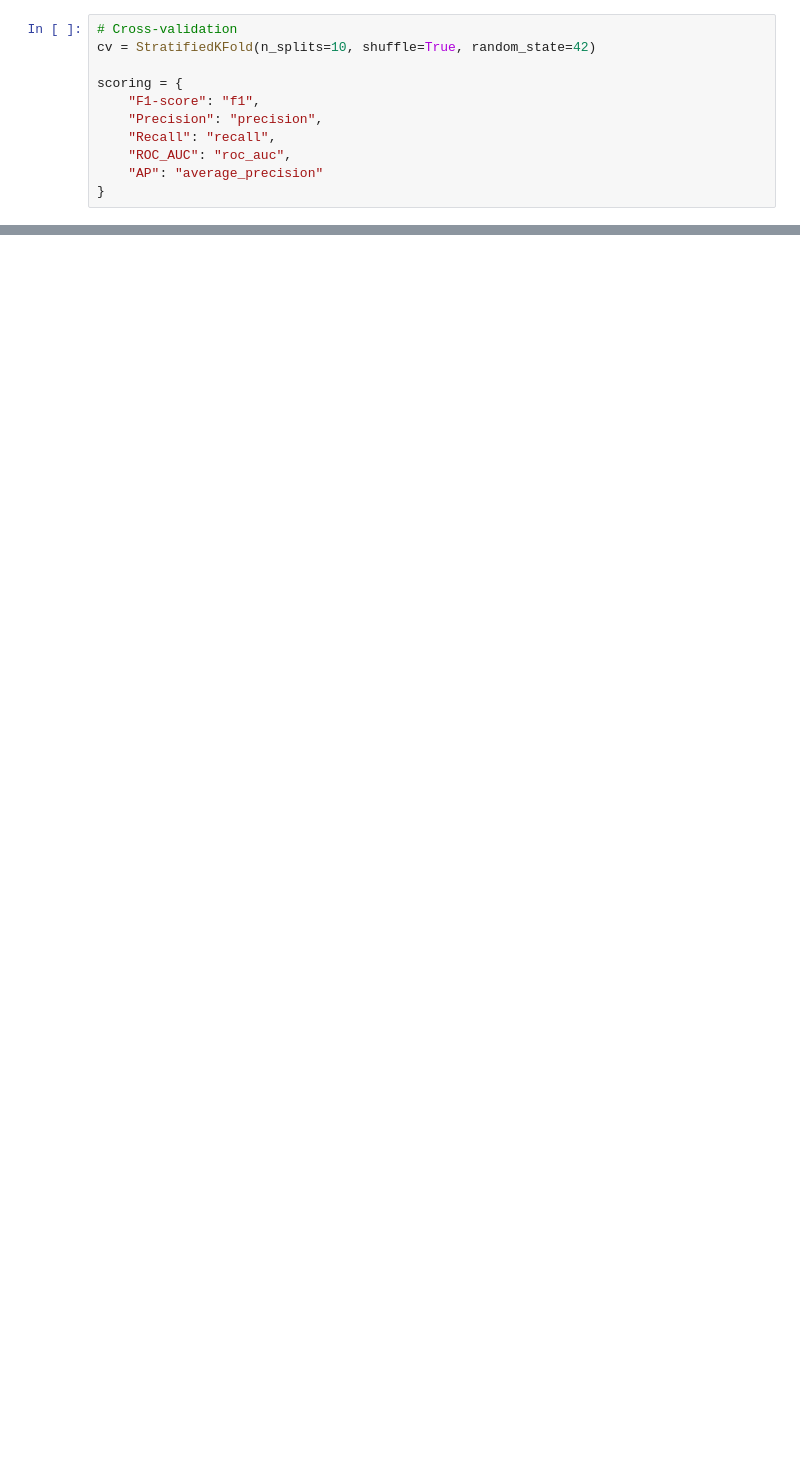
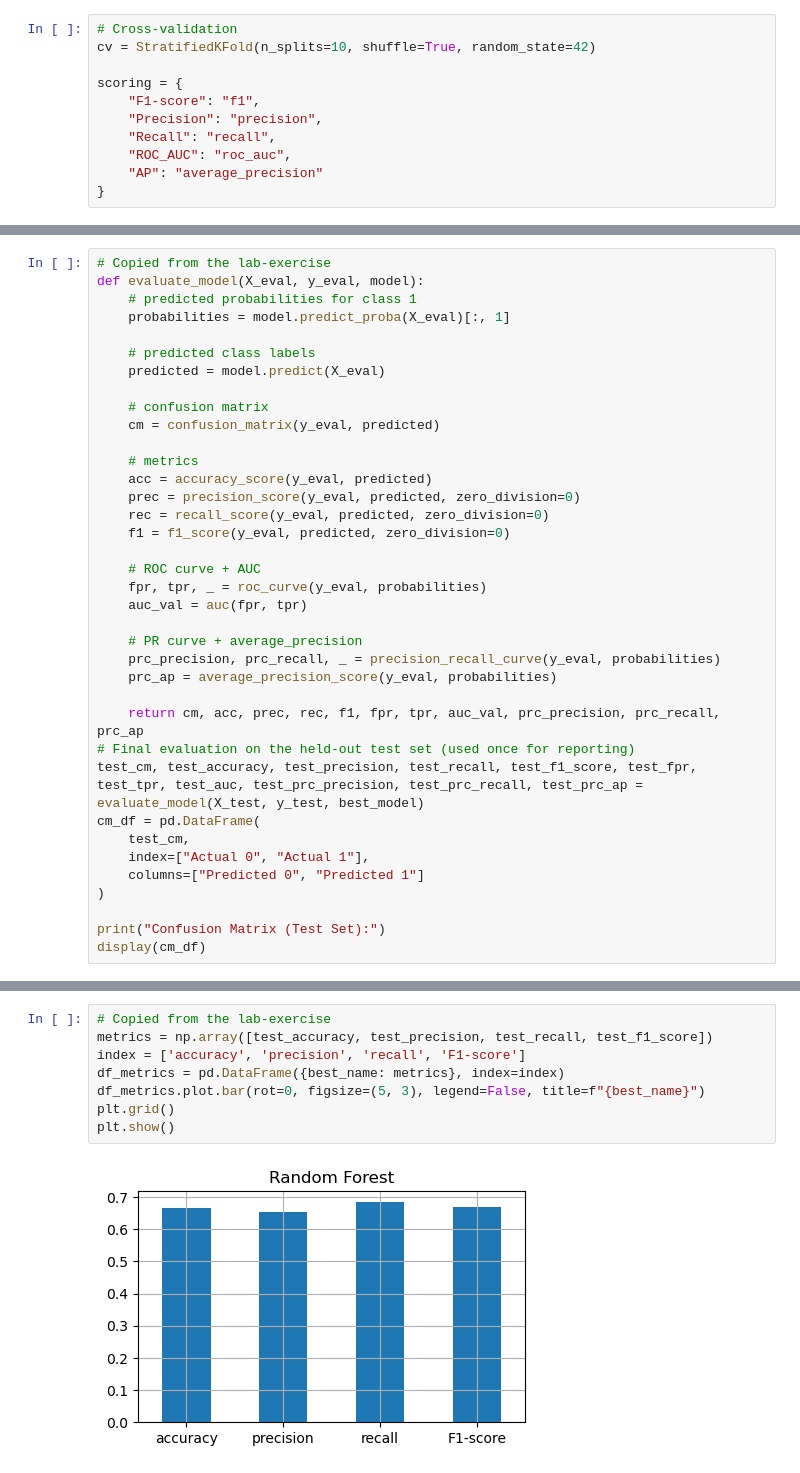
Before and after one commit to SamuelHellqvist/CS4168-DATA-MINING-UL----Project, a Jupyter notebook: classifiers.ipynb, the cells around one changed output, grey strips where cells are left out. Drawn from its saved outputs; the diff is of its cells as text; blank space fills up the shorter version.

```diff
--- a/classifiers.ipynb
+++ b/classifiers.ipynb
@@ -273,0 +380,37 @@ plt.show()
+# %%
+# Copied from the lab-exercise
+def evaluate_model(X_eval, y_eval, model):
+    # predicted probabilities for class 1
+    probabilities = model.predict_proba(X_eval)[:, 1]
+
+    # predicted class labels
+    predicted = model.predict(X_eval)
+
+    # confusion matrix
+    cm = confusion_matrix(y_eval, predicted)
+
+    # metrics
+    acc = accuracy_score(y_eval, predicted)
+    prec = precision_score(y_eval, predicted, zero_division=0)
+    rec = recall_score(y_eval, predicted, zero_division=0)
+    f1 = f1_score(y_eval, predicted, zero_division=0)
+
+    # ROC curve + AUC
+    fpr, tpr, _ = roc_curve(y_eval, probabilities)
+    auc_val = auc(fpr, tpr)
+
+    # PR curve + average_precision
+    prc_precision, prc_recall, _ = precision_recall_curve(y_eval, probabilities)
+    prc_ap = average_precision_score(y_eval, probabilities)
+
+    return cm, acc, prec, rec, f1, fpr, tpr, auc_val, prc_precision, prc_recall, prc_ap
+# Final evaluation on the held-out test set (used once for reporting)
+test_cm, test_accuracy, test_precision, test_recall, test_f1_score, test_fpr, test_tpr, test_auc, test_prc_precision, test_prc_recall, test_prc_ap = evaluate_model(X_test, y_test, best_model)
+cm_df = pd.DataFrame(
+    test_cm,
+    index=["Actual 0", "Actual 1"],
+    columns=["Predicted 0", "Predicted 1"]
+)
+
+print("Confusion Matrix (Test Set):")
+display(cm_df)
@@ -273,0 +422,10 @@ plt.show()
+# %%
+# Copied from the lab-exercise
+metrics = np.array([test_accuracy, test_precision, test_recall, test_f1_score])
+index = ['accuracy', 'precision', 'recall', 'F1-score']
+df_metrics = pd.DataFrame({best_name: metrics}, index=index)
+df_metrics.plot.bar(rot=0, figsize=(5, 3), legend=False, title=f"{best_name}")
+plt.grid()
+plt.show()
+# %% [output]
+[figure, added]
```
Also changed, not shown: parts of 20 cells of this notebook.
